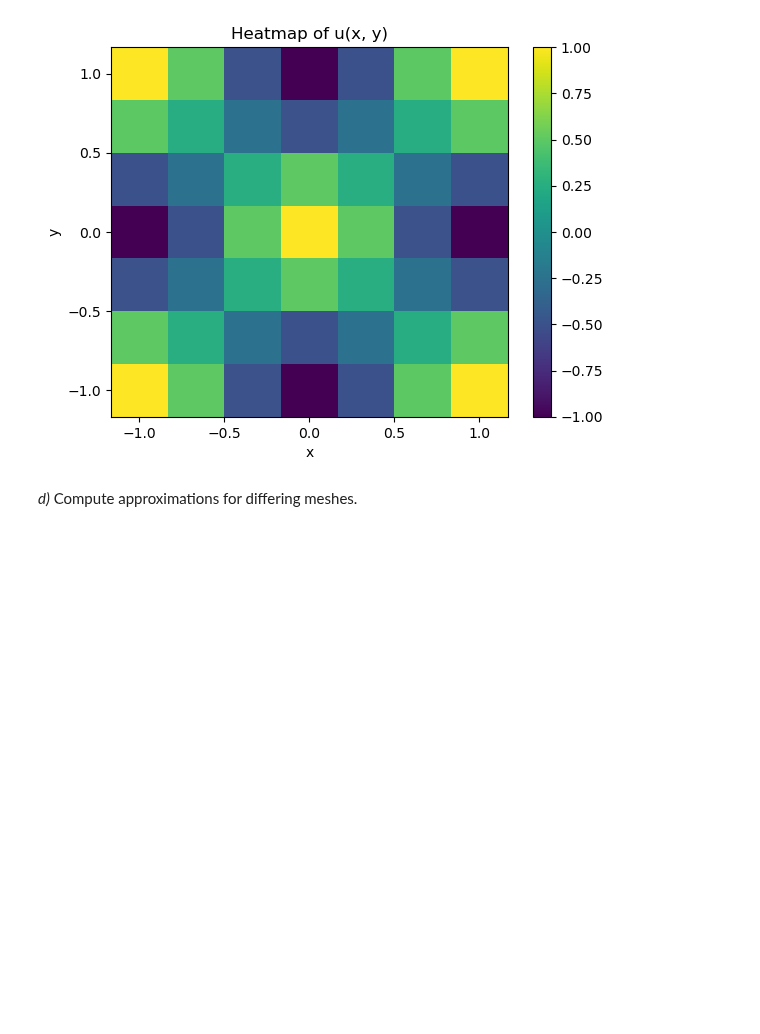
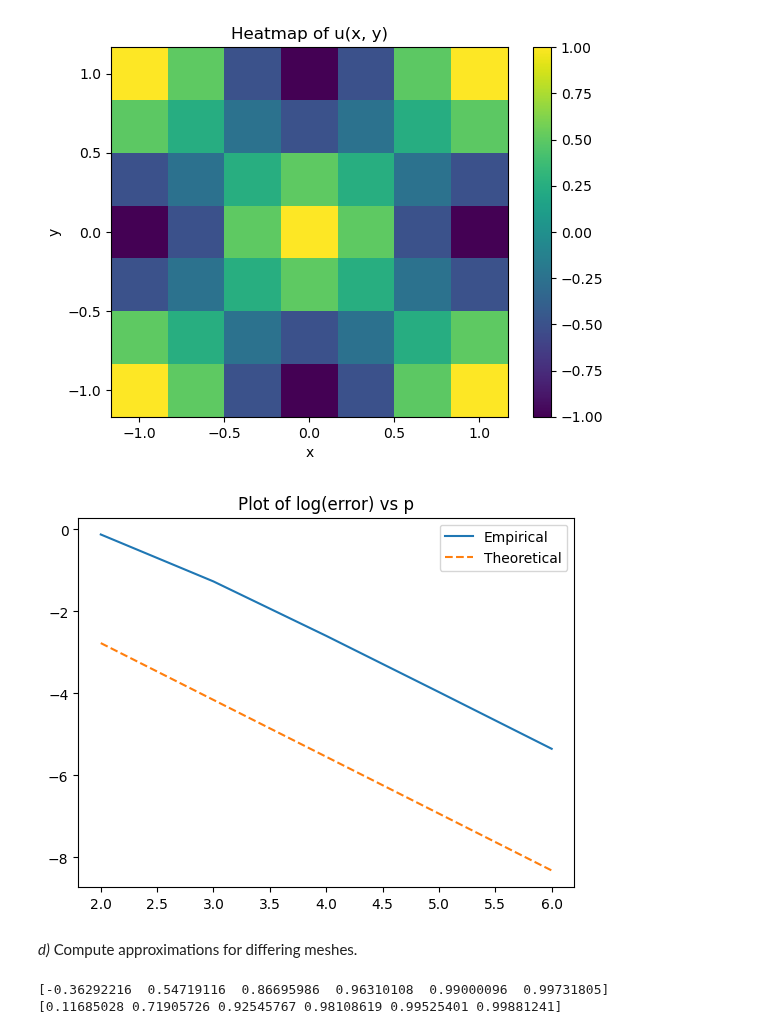
Before and after one commit to MarcusKNielsen/FEM, a Jupyter notebook: week 2/Week2_2-8.ipynb, the cells around one changed output. Saved outputs shown, nothing was run; the diff lists cells and outputs as text; code cells hidden in the pictures; blank space fills up the shorter version.

```diff
--- a/week 2/Week2_2-8.ipynb
+++ b/week 2/Week2_2-8.ipynb
@@ -84,5 +108,28 @@ ufun = lambda x,y: np.cos(np.pi*x)*np.cos(np.pi*y)
 plot_heatmap(ufun(VX,VY),VX,VY)
 # %% [output]
 [figure]
+# %%
+P = list(range(2,7))
+error = np.zeros(len(P))
+
+for i,p in enumerate(P):
+    noelms1 = 2**p
+    noelms2 = 2**p
+
+    u, VX, VY = BVP2D(x0,y0,L1,L2,noelms1,noelms2,qt,lam1,lam2,f)
+    u_exact = ufun(VX,VY)
+    error[i] = np.linalg.norm(u-u_exact, np.inf)
+
+DOF = [(2**p+1)**2 for p in P]
+
+#plt.loglog(DOF,error,'r--')
+#plt.semilogy(P,error)
+plt.plot(P,np.log(error), label='Empirical')
+plt.plot(P,-2*np.log(2)*np.array(P),'--', label='Theoretical')
+plt.title(r"Plot of log(error) vs p")
+plt.legend()
+plt.show()
+# %% [output]
+[figure, added]
 # %% [markdown]
 *d)* Compute approximations for differing meshes.
@@ -92,0 +177,6 @@ zero_large = np.zeros(len(P))
+# %%
+print(zero_1)
+print(zero_2)
+# %% [output]
+[-0.36292216  0.54719116  0.86695986  0.96310108  0.99000096  0.99731805]
+[0.11685028 0.71905726 0.92545767 0.98108619 0.99525401 0.99881241]
```
Also changed, not shown: parts of 5 cells of this notebook.
